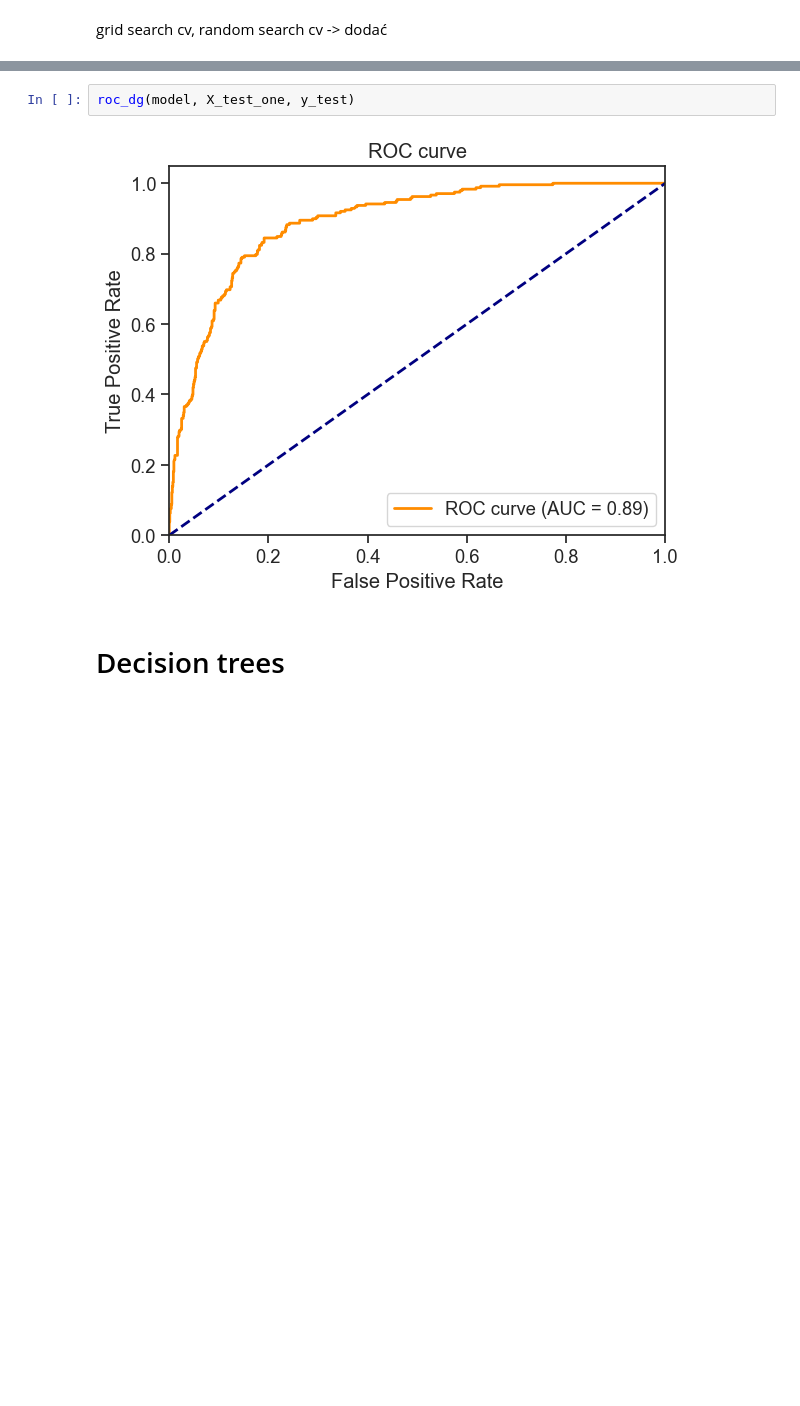
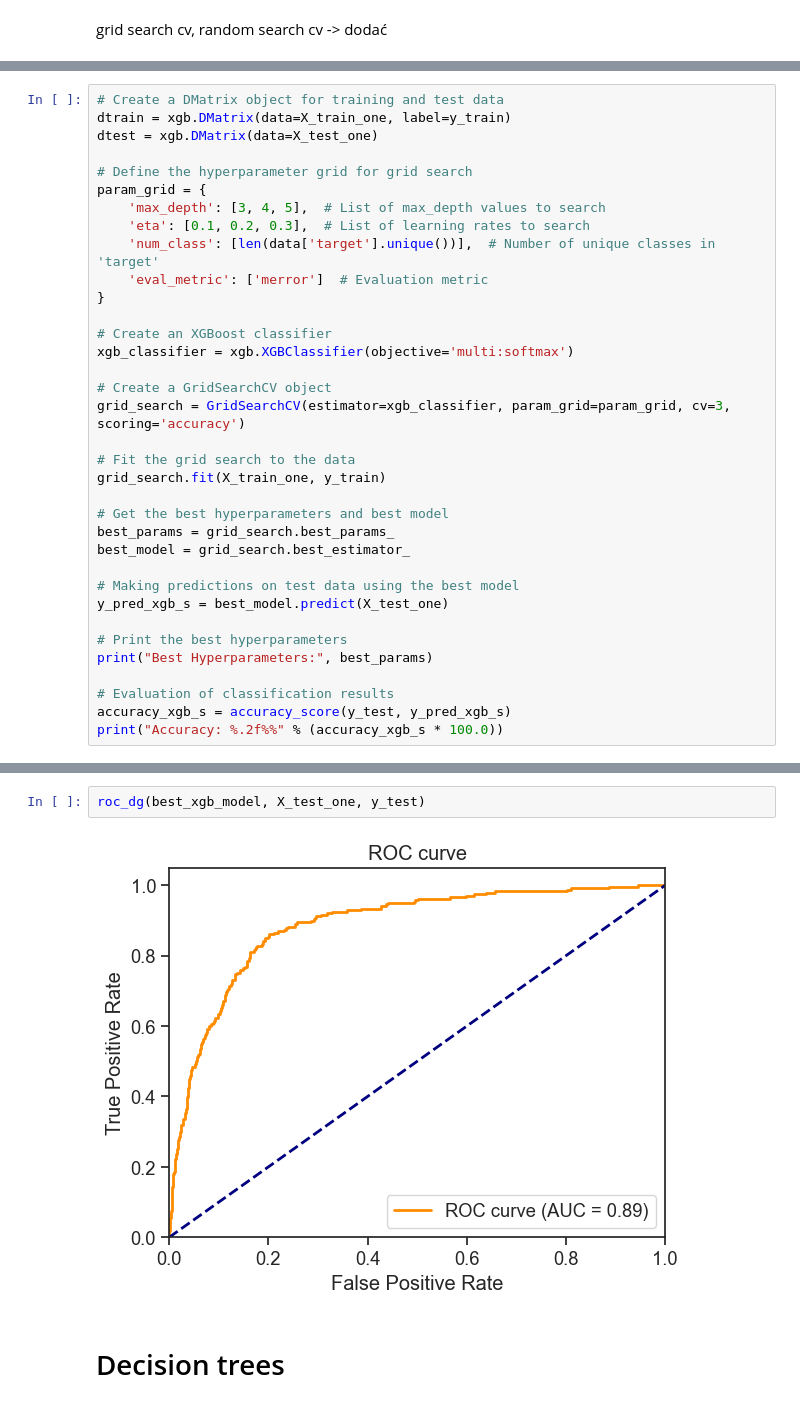
Before and after one commit to Bartoszcz28/Gym_Subscription, a Jupyter notebook: GymSubscription.ipynb, the cells around one changed output, grey strips where cells are left out. Drawn from its saved outputs; the diff is of its cells as text; blank space fills up the shorter version.

```diff
--- a/GymSubscription.ipynb
+++ b/GymSubscription.ipynb
@@ -849,0 +823,35 @@ Accuracy: 85.42%
+# %%
+# Create a DMatrix object for training and test data
+dtrain = xgb.DMatrix(data=X_train_one, label=y_train)
+dtest = xgb.DMatrix(data=X_test_one)
+
+# Define the hyperparameter grid for grid search
+param_grid = {
+    'max_depth': [3, 4, 5],  # List of max_depth values to search
+    'eta': [0.1, 0.2, 0.3],  # List of learning rates to search
+    'num_class': [len(data['target'].unique())],  # Number of unique classes in 'target'
+    'eval_metric': ['merror']  # Evaluation metric
+}
+
+# Create an XGBoost classifier
+xgb_classifier = xgb.XGBClassifier(objective='multi:softmax')
+
+# Create a GridSearchCV object
+grid_search = GridSearchCV(estimator=xgb_classifier, param_grid=param_grid, cv=3, scoring='accuracy')
+
+# Fit the grid search to the data
+grid_search.fit(X_train_one, y_train)
+
+# Get the best hyperparameters and best model
+best_params = grid_search.best_params_
+best_model = grid_search.best_estimator_
+
+# Making predictions on test data using the best model
+y_pred_xgb_s = best_model.predict(X_test_one)
+
+# Print the best hyperparameters
+print("Best Hyperparameters:", best_params)
+
+# Evaluation of classification results
+accuracy_xgb_s = accuracy_score(y_test, y_pred_xgb_s)
+print("Accuracy: %.2f%%" % (accuracy_xgb_s * 100.0))
@@ -854,7 +917,7 @@ matric_cf(y_test, y_pred_xgb)
 # %%
-roc_dg(model, X_test_one, y_test)
+roc_dg(best_xgb_model, X_test_one, y_test)
 # %% [output]
-[figure, old version]
+[figure, new version]
 # %% [markdown]
 # Decision trees
 # %%
```
Also changed, not shown: parts of 10 cells of this notebook.
